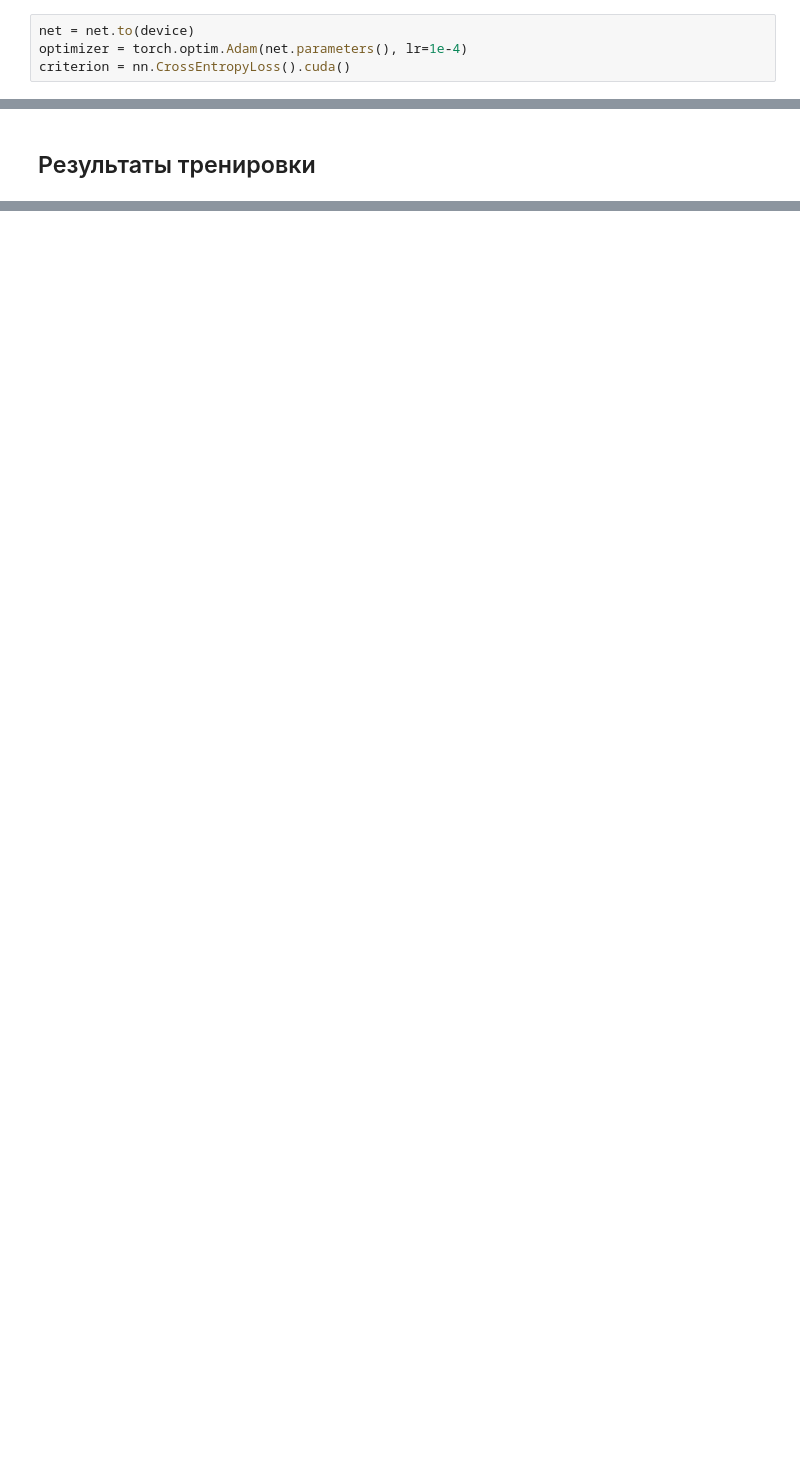
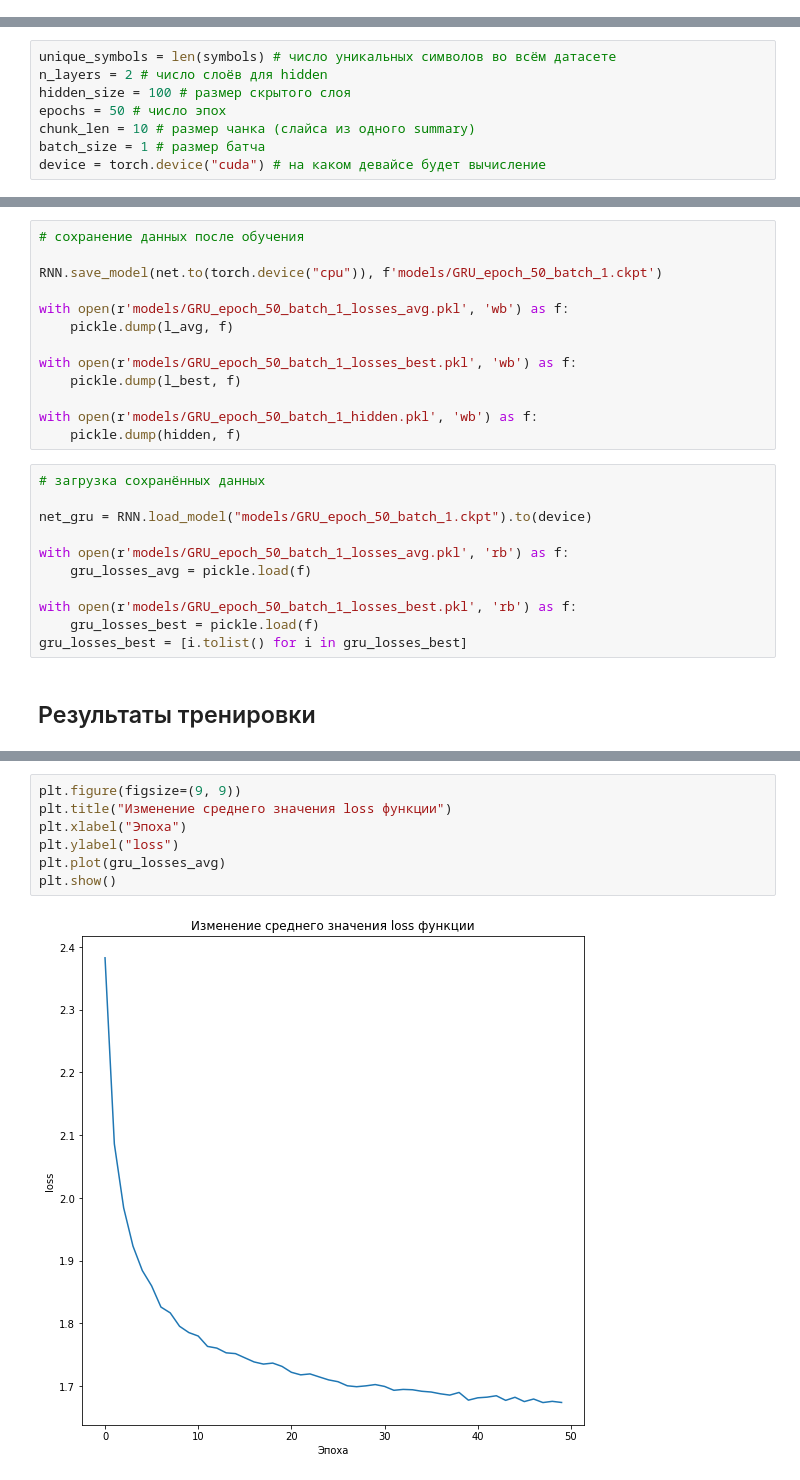
Before and after one commit to DenisKabanov/computational_linguistics_lab4, a Jupyter notebook: Lab4.ipynb, the cells around one changed output, grey strips where cells are left out. Saved outputs shown, nothing was run; the diff lists cells and outputs as text; blank space fills up the shorter version.

```diff
--- a/Lab4.ipynb
+++ b/Lab4.ipynb
@@ -262,4 +98,0 @@ net = RNN(len(unique_symbols), hidden_size, len(unique_symbols), n_layers)
-# %%
-net = net.to(device)
-optimizer = torch.optim.Adam(net.parameters(), lr=1e-4)
-criterion = nn.CrossEntropyLoss().cuda()
@@ -317,0 +101,8 @@ plt.plot(all_losses)
+# %%
+unique_symbols = len(symbols) # число уникальных символов во всём датасете
+n_layers = 2 # число слоёв для hidden
+hidden_size = 100 # размер скрытого слоя
+epochs = 50 # число эпох
+chunk_len = 10 # размер чанка (слайса из одного summary)
+batch_size = 1 # размер батча
+device = torch.device("cuda") # на каком девайсе будет вычисление
@@ -318,2 +265,26 @@ plt.plot(all_losses)
+# %%
+# сохранение данных после обучения
+
+RNN.save_model(net.to(torch.device("cpu")), f'models/GRU_epoch_50_batch_1.ckpt')
+
+with open(r'models/GRU_epoch_50_batch_1_losses_avg.pkl', 'wb') as f:
+    pickle.dump(l_avg, f)
+
+with open(r'models/GRU_epoch_50_batch_1_losses_best.pkl', 'wb') as f:
+    pickle.dump(l_best, f)
+
+with open(r'models/GRU_epoch_50_batch_1_hidden.pkl', 'wb') as f:
+    pickle.dump(hidden, f)
+# %%
+# загрузка сохранённых данных
+
+net_gru = RNN.load_model("models/GRU_epoch_50_batch_1.ckpt").to(device)
+
+with open(r'models/GRU_epoch_50_batch_1_losses_avg.pkl', 'rb') as f:
+    gru_losses_avg = pickle.load(f)
+
+with open(r'models/GRU_epoch_50_batch_1_losses_best.pkl', 'rb') as f:
+    gru_losses_best = pickle.load(f)
+gru_losses_best = [i.tolist() for i in gru_losses_best]
 # %% [markdown]
 ## Результаты тренировки
@@ -610,0 +299,9 @@ YES
+# %%
+plt.figure(figsize=(9, 9))
+plt.title("Изменение среднего значения loss функции")
+plt.xlabel("Эпоха")
+plt.ylabel("loss")
+plt.plot(gru_losses_avg)
+plt.show()
+# %% [output]
+[figure, added]
```
Also changed, not shown: parts of 174 cells of this notebook, 20 other files.
